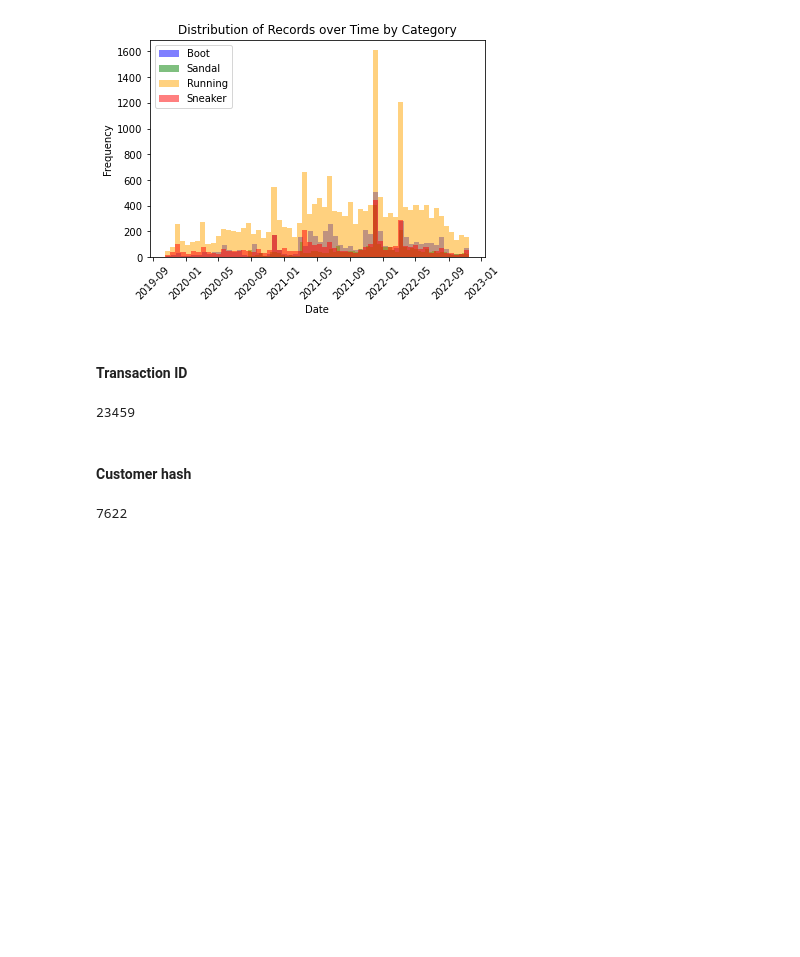
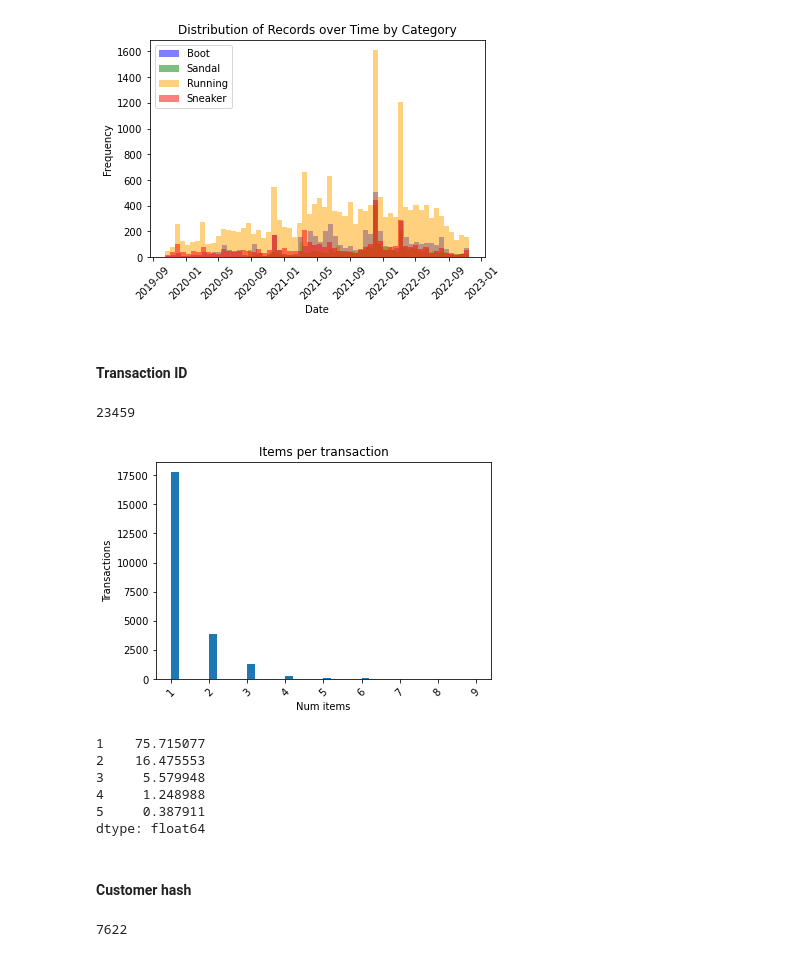
Before and after one commit to jeremypmobley/nonsense, a Jupyter notebook: flagship/flagship_eda.ipynb, the cells around one changed output. Drawn from its saved outputs; the diff is of its cells as text; code cells hidden in the pictures; blank space fills up the shorter version.

```diff
--- a/flagship/flagship_eda.ipynb
+++ b/flagship/flagship_eda.ipynb
@@ -286,7 +289,30 @@ toy_dataset_df['transaction_id'].nunique()
 # %% [output]
 23459
 # %%
-# TODO: distribution of number of items in a transaction
+# number of items per transaction
+items_per_transaction = toy_dataset_df.groupby('transaction_id').size().reset_index(name='item_count')
+# %%
+plt.hist(items_per_transaction[items_per_transaction['item_count']<10]['item_count'], bins=40)
+plt.xlabel('Num items')
+plt.ylabel('Transactions')
+plt.title('Items per transaction')
+plt.xticks(rotation=45)
+plt.show()
+# %% [output]
+[figure, added]
+# %%
+item_counts = toy_dataset_df.groupby('transaction_id').size().value_counts()
+total_transactions = item_counts.sum()
+item_percentages = (item_counts / total_transactions) * 100
+item_percentages = item_percentages.sort_index()
+item_percentages[0:5]
+# %% [output]
+1    75.715077
+2    16.475553
+3     5.579948
+4     1.248988
+5     0.387911
+dtype: float64
 # %% [markdown]
 #### Customer hash
 # %%
```
Also changed, not shown: parts of 28 cells of this notebook, 1 other file.
